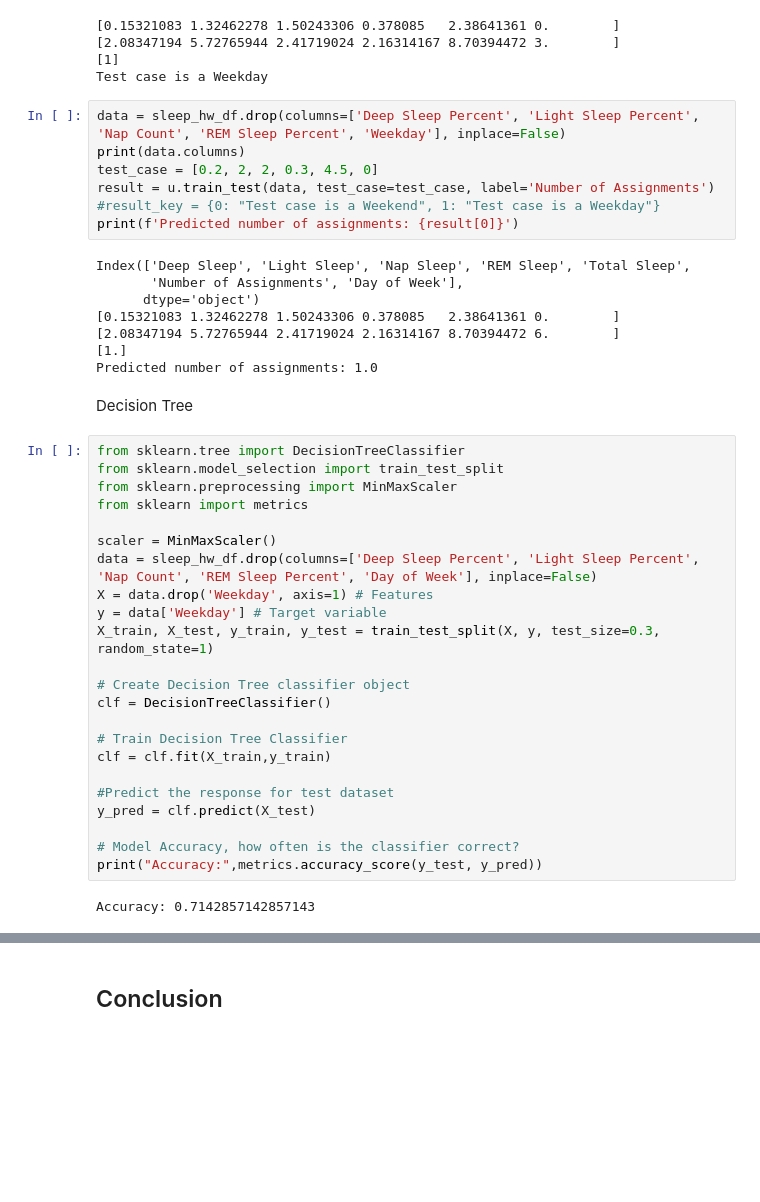
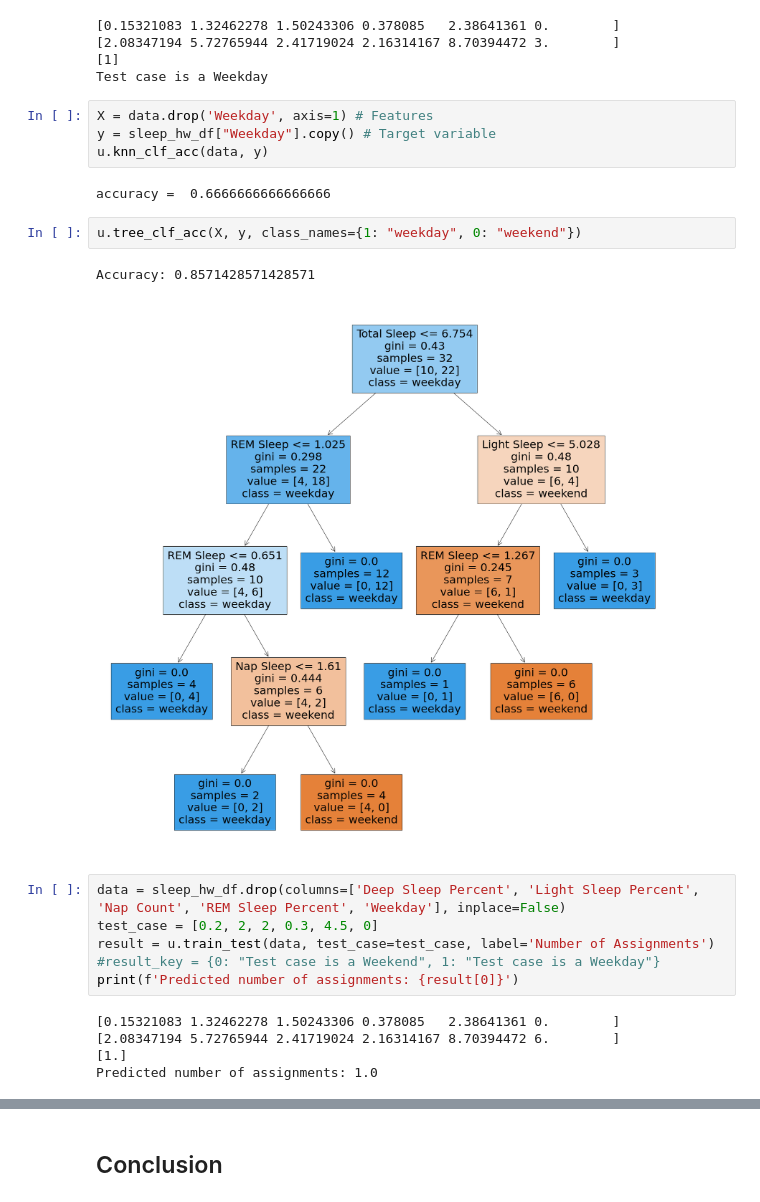
Before and after one commit to Lturner4/Sleep_vs_School, a Jupyter notebook: Sleep_vs_School.ipynb, the cells around one changed output, grey strips where cells are left out. Drawn from its saved outputs; the diff is of its cells as text; blank space fills up the shorter version.

```diff
--- a/Sleep_vs_School.ipynb
+++ b/Sleep_vs_School.ipynb
@@ -300,45 +322,25 @@ print(result_key[result[0]])
 [2.08347194 5.72765944 2.41719024 2.16314167 8.70394472 3.        ]
 [1]
 Test case is a Weekday
+# %%
+X = data.drop('Weekday', axis=1) # Features
+y = sleep_hw_df["Weekday"].copy() # Target variable
+u.knn_clf_acc(data, y)
+# %% [output]
+accuracy =  0.6666666666666666
+# %%
+u.tree_clf_acc(X, y, class_names={1: "weekday", 0: "weekend"})
+# %% [output]
+Accuracy: 0.8571428571428571
+[figure, added]
 # %%
 data = sleep_hw_df.drop(columns=['Deep Sleep Percent', 'Light Sleep Percent', 'Nap Count', 'REM Sleep Percent', 'Weekday'], inplace=False)
-print(data.columns)
 test_case = [0.2, 2, 2, 0.3, 4.5, 0]
 result = u.train_test(data, test_case=test_case, label='Number of Assignments')
 #result_key = {0: "Test case is a Weekend", 1: "Test case is a Weekday"}
 print(f'Predicted number of assignments: {result[0]}')
 # %% [output]
-Index(['Deep Sleep', 'Light Sleep', 'Nap Sleep', 'REM Sleep', 'Total Sleep',
-       'Number of Assignments', 'Day of Week'],
-      dtype='object')
 [0.15321083 1.32462278 1.50243306 0.378085   2.38641361 0.        ]
 [2.08347194 5.72765944 2.41719024 2.16314167 8.70394472 6.        ]
 [1.]
 Predicted number of assignments: 1.0
-# %% [markdown]
-Decision Tree
-# %%
-from sklearn.tree import DecisionTreeClassifier
-from sklearn.model_selection import train_test_split
-from sklearn.preprocessing import MinMaxScaler
-from sklearn import metrics
-
-scaler = MinMaxScaler()
-data = sleep_hw_df.drop(columns=['Deep Sleep Percent', 'Light Sleep Percent', 'Nap Count', 'REM Sleep Percent', 'Day of Week'], inplace=False)
-X = data.drop('Weekday', axis=1) # Features
-y = data['Weekday'] # Target variable
-X_train, X_test, y_train, y_test = train_test_split(X, y, test_size=0.3, random_state=1)
-
-# Create Decision Tree classifier object
-clf = DecisionTreeClassifier()
-
-# Train Decision Tree Classifier
-clf = clf.fit(X_train,y_train)
-
-#Predict the response for test dataset
-y_pred = clf.predict(X_test)
-
-# Model Accuracy, how often is the classifier correct?
-print("Accuracy:",metrics.accuracy_score(y_test, y_pred))
-# %% [output]
-Accuracy: 0.7142857142857143
```
Also changed, not shown: parts of 11 cells of this notebook, 1 other file.
